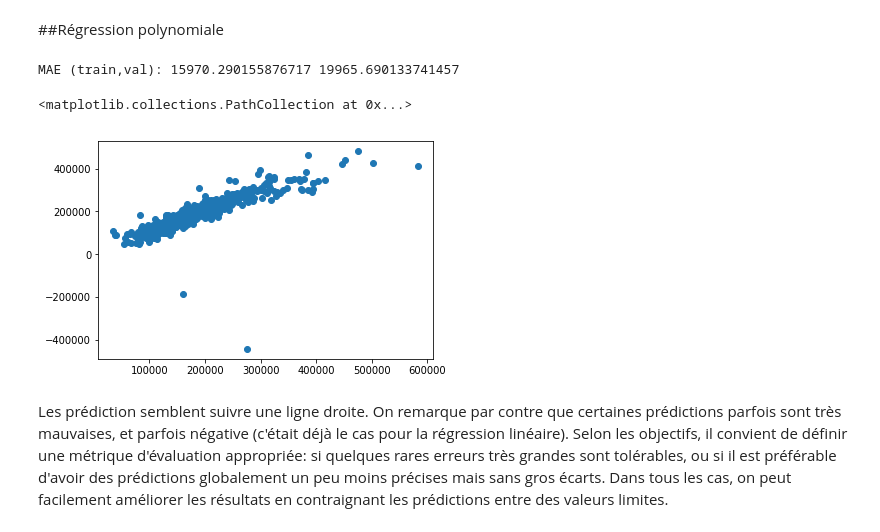
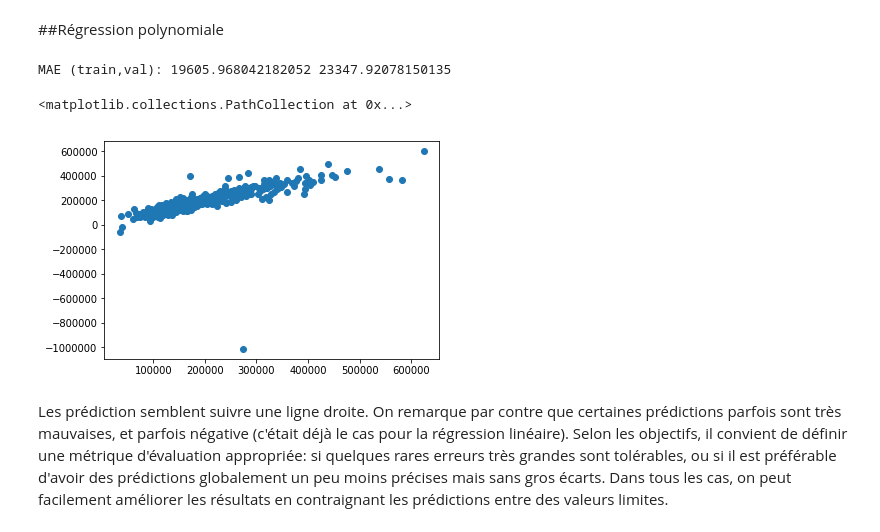
Before and after one commit to titsitits/Python_Data_Science, a Jupyter notebook: 8_Example_Ames_Housing_Dataset.ipynb, the cells around one changed output. Saved outputs shown, nothing was run; the diff lists cells and outputs as text; code cells hidden in the pictures.

```diff
--- a/8_Example_Ames_Housing_Dataset.ipynb
+++ b/8_Example_Ames_Housing_Dataset.ipynb
@@ -241,12 +243,12 @@ best_features = best_features.index.to_list()
 ### Analyse basique d'effet des variables continues
 # %%
 #Analyse de l'effet
-continuous_col = train_ames.columns[(ames.dtypes == 'int64') | (ames.dtypes == 'float64')]
+continuous_col = ames.columns[(ames.dtypes == 'int64') | (ames.dtypes == 'float64')]
 
 delta_mean = []
 
 for col in list(continuous_col):
-  means = meangroups_mean_comparison(train_ames, col, "SalePrice")
+  means = meangroups_mean_comparison(ames, col, "SalePrice")
   delta_mean.append( means[1] - means[0] )
 
 best_features_effects = pd.Series(delta_mean, continuous_col).abs().sort_values(ascending = False)
@@ -322,25 +325,27 @@ RMSE: 42020.70367212462
 # %% [markdown]
 ## Comparaison pour différents nombres de variables prédictives
 # %%
+from sklearn.preprocessing import StandardScaler
+
 maes = pd.DataFrame(columns = ['train','val'])
 
 for n in range(1,len(best_features)):
 
   #Choix des variables
-  #featurelist = best_features[:n]
+  featurelist = best_features[:n]
   #featurelist = best_features_effects[:n]
 
   #Commencer par les plus mauvaises
-  featurelist = best_features[::-1][:n]
+  #featurelist = best_features[::-1][:n]
   #featurelist = best_features_effects[::-1][:n]
 
-
-  dataset = ames[featurelist+["SalePrice"]]
-
-  X = dataset[featurelist]
-  y = dataset["SalePrice"]
+  X = ames[featurelist]
+  y = ames["SalePrice"]
 
   Xtrain, Xval, ytrain, yval = X.loc[trainids], X.loc[valids], y.loc[trainids], y.loc[valids]
+  #scaler = StandardScaler()
+  #Xtrain = scaler.fit_transform(Xtrain)
+  #Xval = scaler.transform(Xval)
   price_predictor.fit(Xtrain, ytrain)
   trainpred = price_predictor.predict(Xtrain)
   valpred = price_predictor.predict(Xval)
@@ -356,12 +366,9 @@ On peut constater que les 10-12 variables prédictives les moins corrélées à
 # %%
-#Résultat avec toutes les variables
-featurelist = best_features
+#Meilleur résultat en validation
+featurelist = best_features[:28]
 
-
-dataset = ames[featurelist+["SalePrice"]]
-
-X = dataset[featurelist]
-y = dataset["SalePrice"]
+X = ames[featurelist]
+y = ames["SalePrice"]
 
 Xtrain, Xval, ytrain, yval = X.loc[trainids], X.loc[valids], y.loc[trainids], y.loc[valids]
 
@@ -369,6 +376,7 @@ price_predictor.fit(Xtrain, ytrain)
 trainpred = price_predictor.predict(Xtrain)
 valpred = price_predictor.predict(Xval)
 
-MAE(ytrain, trainpred), MAE(yval, valpred)
+print(MAE(ytrain, trainpred), MAE(yval, valpred))
+
 plt.scatter(yval,price_predictor.predict(Xval))
 # %% [output]
@@ -382,27 +391,34 @@ Une variation de la régression linéaire, appelée régression polynomiale, per
 ##Régression polynomiale
 # %%
 def add_polynomials(X):
+  #(remove some unwanted warnings)
+  prev = pd.options.mode.chained_assignment
+  pd.options.mode.chained_assignment = None
   for col in X.columns:
     #prise en compte des carrés des variables
     X[col+"_square"] = X[col]**2
     #prise en compte des racines carrées
     X[col+"_sqrt"] = X[col]**(1/2)
 
+  pd.options.mode.chained_assignment = prev
+
   return X
 # %%
-X = dataset[featurelist]
+featurelist = best_features[:28]
+
+X = ames[featurelist]
 X = add_polynomials(X)
 
 Xtrain, Xval, ytrain, yval = X.loc[trainids], X.loc[valids], y.loc[trainids], y.loc[valids]
 price_predictor.fit(Xtrain, ytrain)
 trainpred, valpred = price_predictor.predict(Xtrain), price_predictor.predict(Xval)
 
 print("MAE (train,val):", MAE(trainpred, ytrain), MAE(valpred, yval))
 plt.scatter(yval,valpred)
 # %% [output]
-MAE (train,val): 15970.290155876717 19965.690133741457
+MAE (train,val): 19605.968042182052 23347.92078150135
 <matplotlib.collections.PathCollection at 0x...>
-[figure, old version]
+[figure, new version]
 # %% [markdown]
 Les prédiction semblent suivre une ligne droite. On remarque par contre que certaines prédictions parfois sont très mauvaises, et parfois négative (c'était déjà le cas pour la régression linéaire). Selon les objectifs, il convient de définir une métrique d'évaluation appropriée: si quelques rares erreurs très grandes sont tolérables, ou si il est préférable d'avoir des prédictions globalement un peu moins précises mais sans gros écarts.
 Dans tous les cas, on peut facilement améliorer les résultats en contraignant les prédictions entre des valeurs limites.
```
Also changed, not shown: parts of 41 cells of this notebook.
